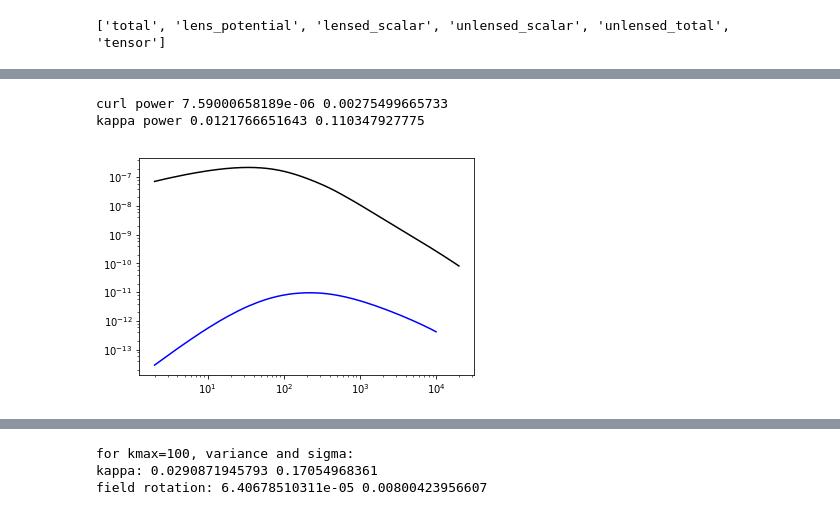
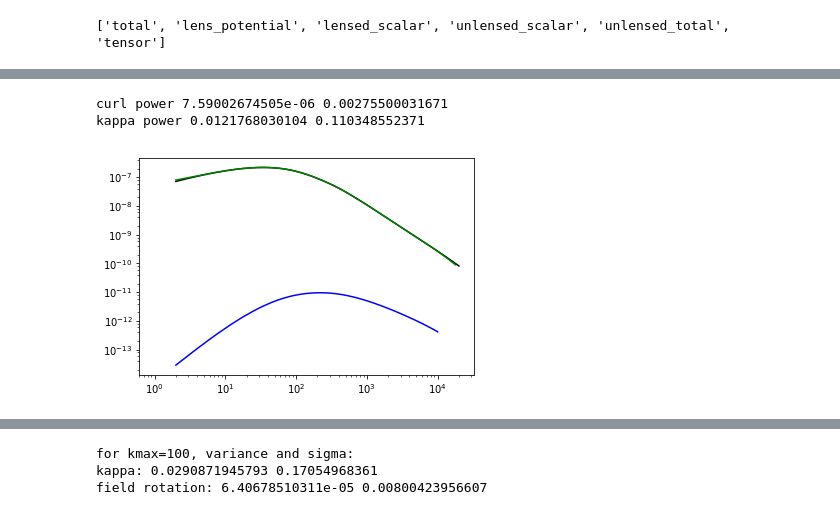
Before and after one commit to cmbant/notebooks, a Jupyter notebook: EmissionAngle.ipynb, the cells around one changed output, grey strips where cells are left out. Drawn from its saved outputs; the diff is of its cells as text; code cells hidden in the pictures.

```diff
--- a/EmissionAngle.ipynb
+++ b/EmissionAngle.ipynb
@@ -126,25 +120,0 @@ $$
-# %%
-#leading order convergence power.
-def cl_kappa(chi_source, chi_source2=None):
-    chi_source = np.float64(chi_source)
-    if chi_source2 is None:
-        chi_source2 = chi_source
-    else:
-        chi_source2 = np.float64(chi_source2)
-    chis = np.linspace(0,chi_source,nz, dtype=np.float64)
-    zs=results.redshift_at_comoving_radial_distance(chis)
-    dchis = (chis[2:]-chis[:-2])/2
-    chis = chis[1:-1]
-    zs = zs[1:-1]
-    win = (1/chis-1/chi_source)*(1/chis-1/chi_source2)/chis**2
-    cl=np.zeros(ls.shape)
-    w = np.ones(chis.shape)
-    for i, l in enumerate(ls):
-        k=(l+0.5)/chis
-        w[:]=1
-        w[k<1e-4]=0
-        w[k>=kmax]=0
-        cl[i] = np.dot(dchis,
-            w*PK.P(zs, k, grid=False)*win/k**4)
-    cl*= (ls*(ls+1))**2
-    return cl
@@ -217,6 +120,0 @@ plt.loglog(ls,cl_chi(chistar, ls, grid=False)*cl_chi(chistar/2., ll, grid=False)
-# %%
-#L sampling for output
-lsamp = np.hstack((np.arange(2, 20, 2), np.arange(25, 200, 10//acc), np.arange(220, 1200, 30//acc),
-                   np.arange(1300, min(lmax//2,2600), 150//acc),np.arange(3000, lmax//2+1, 1000//acc)))
-cl1=np.zeros(lsamp.shape)
-cl1partial=np.zeros(lsamp.shape)
@@ -290,15 +121,23 @@ if save_files:
+# %%
+#Standard Limber first order power spectrum
+def cl_kappa(chi_source, chi_source2=None):
+    return postborn.cl_kappa_limber(results, PK, ls, nz, chi_source, chi_source2)
 # %%
-plt.loglog(lsall,clfall, color='k')
-plt.loglog(lsamp,clcurl, color='b');
+clkappa= cl_kappa(chistar)
+
+plt.loglog(ls,clkappa, color='k')
+plt.loglog(cl_ls,CPhi, color='g' ) #should agree well with limber clkappa
+plt.loglog(lsamp,clcurl, color='b')
 sp = UnivariateSpline(lsamp, (2*lsamp+1)/4/np.pi*clcurl, s=0)
 var_curl =  sp.integral(lsamp[0],lsamp[-1])
-var_kappa = np.dot(clfall[:lmax-2],(2*lsall[:lmax-2]+1)/4/np.pi)
+sp = UnivariateSpline(ls, (2*ls+1)/4/np.pi*clkappa, s=0)
+var_kappa = sp.integral(ls[0],ls[-1])
 print 'curl power', var_curl, np.sqrt(var_curl)
 print 'kappa power', var_kappa, np.sqrt(var_kappa)
 # %% [output]
-curl power 7.59000658189e-06 0.00275499665733
-kappa power 0.0121766651643 0.110347927775
+curl power 7.59002674505e-06 0.00275500031671
+kappa power 0.0121768030104 0.110348552371
-[figure, old version]
+[figure, new version]
 # %%
 #variance of rotation
 def var_kappa(chi_source):
```
Also changed, not shown: parts of 55 cells of this notebook.
